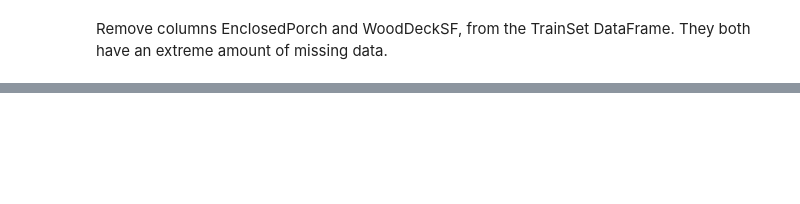
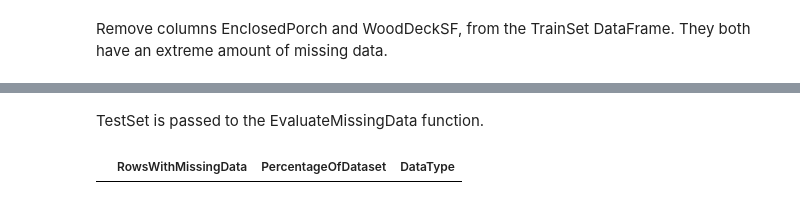
Before and after one commit to linobollansee/property-value-maximizer, a Jupyter notebook: jupyter_notebooks/02 - DataCleaning.ipynb, the cells around one changed output, grey strips where cells are left out. Drawn from its saved outputs; the diff is of its cells as text; code cells hidden in the pictures; blank space fills up the shorter version.

```diff
--- a/jupyter_notebooks/02 - DataCleaning.ipynb
+++ b/jupyter_notebooks/02 - DataCleaning.ipynb
@@ -176,0 +390,6 @@ for i in variables_to_drop:
+# %% [markdown]
+TestSet is passed to the EvaluateMissingData function.
+# %%
+EvaluateMissingData(TestSet)
+# %% [output]
+|  | RowsWithMissingData | PercentageOfDataset | DataType |
```
Also changed, not shown: parts of 38 cells of this notebook, 3 other files.
